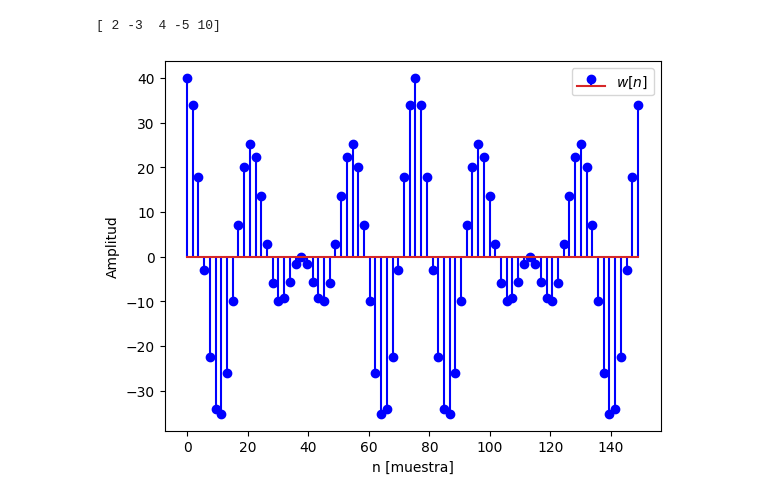
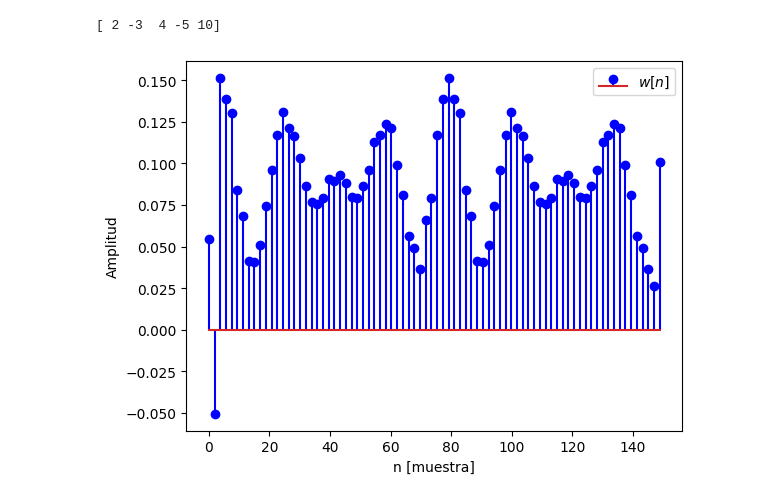
Before and after one commit to juacardonahe/NotebooksS_S, a Jupyter notebook: Parciales/ Parcial_1/ Sol_Parcial1_2024_1.ipynb, the cells around one changed output. Drawn from its saved outputs; the diff is of its cells as text; code cells hidden in the pictures.

```diff
--- a/Parciales/ Parcial_1/ Sol_Parcial1_2024_1.ipynb
+++ b/Parciales/ Parcial_1/ Sol_Parcial1_2024_1.ipynb
@@ -320,7 +320,7 @@ Ts = 1/Fs
 
 tv = np.arange(0,2*TT,Ts)#procesar dos periodos discretizados
 
-y = 20*(np.cos(t/3)+np.cos(t/4))
+y = 20*(np.cos(tv/3)+np.cos(tv/4))
 
 #cero y pendiente
 ycs = my_ceropen(y, ymin=0.004,ymax=0.02)
@@ -401,10 +401,10 @@ print(h)
 # %%
 w = np.convolve(yq,h,mode='same')#respuesta del slit -> se asegura tamaños iguales con mode=same
 #graficar señal
-plt.stem(t,w,'b',label='$w[n]$')
+plt.stem(tv,w,'b',label='$w[n]$')
 plt.legend()
 plt.xlabel('n [muestra]')
 plt.ylabel('Amplitud')
 plt.show()
 # %% [output]
-[figure, old version]
+[figure, new version]
```
